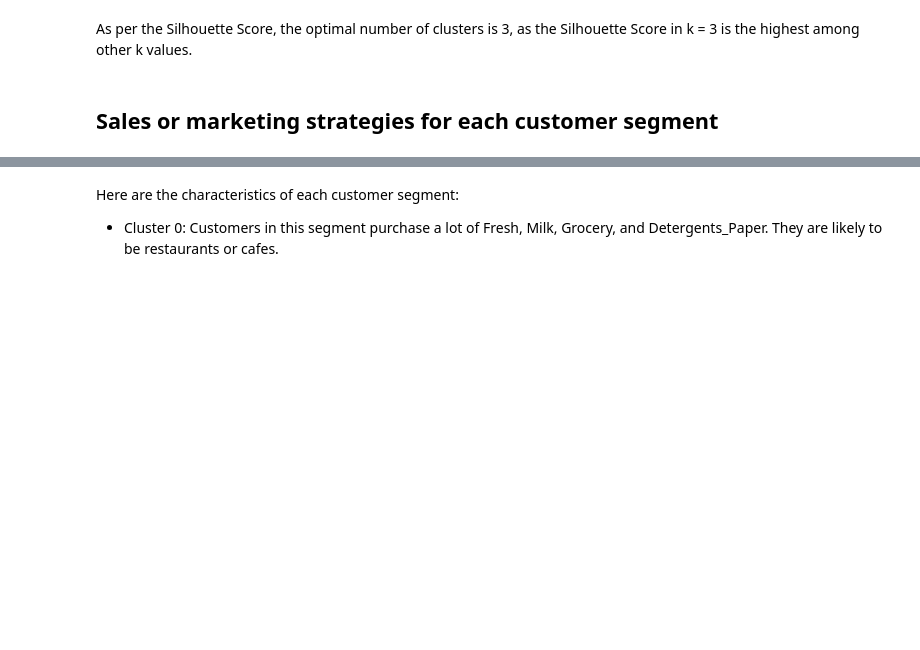
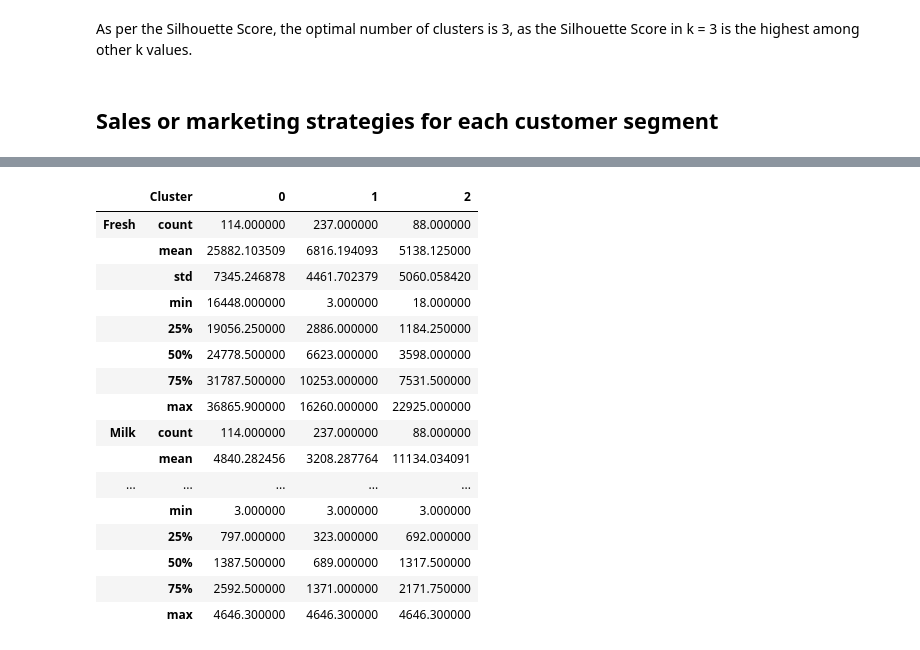
Before and after one commit to bkty1122/bkty1122, a Jupyter notebook: master-school-project/COM6101-Ass-1/Q2_p233340.ipynb, the cells around one changed output, grey strips where cells are left out. Saved outputs shown, nothing was run; the diff lists cells and outputs as text; code cells hidden in the pictures; blank space fills up the shorter version.

```diff
--- a/master-school-project/COM6101-Ass-1/Q2_p233340.ipynb
+++ b/master-school-project/COM6101-Ass-1/Q2_p233340.ipynb
@@ -387,4 +390,23 @@ for i in df_3.select_dtypes(include='object').columns:
 [figure]
-# %% [markdown]
-Here are the characteristics of each customer segment:
-* Cluster 0: Customers in this segment purchase a lot of Fresh, Milk, Grocery, and Detergents_Paper. They are likely to be restaurants or cafes.
+# %%
+# summary statistics for each cluster
+summary_df = df_3.groupby('Cluster').describe().T
+summary_df
+# %% [output]
+|  | Cluster | 0 | 1 | 2 |
+| Fresh | count | 114.000000 | 237.000000 | 88.000000 |
+|  | mean | 25882.103509 | 6816.194093 | 5138.125000 |
+|  | std | 7345.246878 | 4461.702379 | 5060.058420 |
+|  | min | 16448.000000 | 3.000000 | 18.000000 |
+|  | 25% | 19056.250000 | 2886.000000 | 1184.250000 |
+|  | 50% | 24778.500000 | 6623.000000 | 3598.000000 |
+|  | 75% | 31787.500000 | 10253.000000 | 7531.500000 |
+|  | max | 36865.900000 | 16260.000000 | 22925.000000 |
+| Milk | count | 114.000000 | 237.000000 | 88.000000 |
+|  | mean | 4840.282456 | 3208.287764 | 11134.034091 |
+| ... | ... | ... | ... | ... |
+|  | min | 3.000000 | 3.000000 | 3.000000 |
+|  | 25% | 797.000000 | 323.000000 | 692.000000 |
+|  | 50% | 1387.500000 | 689.000000 | 1317.500000 |
+|  | 75% | 2592.500000 | 1371.000000 | 2171.750000 |
+|  | max | 4646.300000 | 4646.300000 | 4646.300000 |
```
Also changed, not shown: parts of 10 cells of this notebook.
